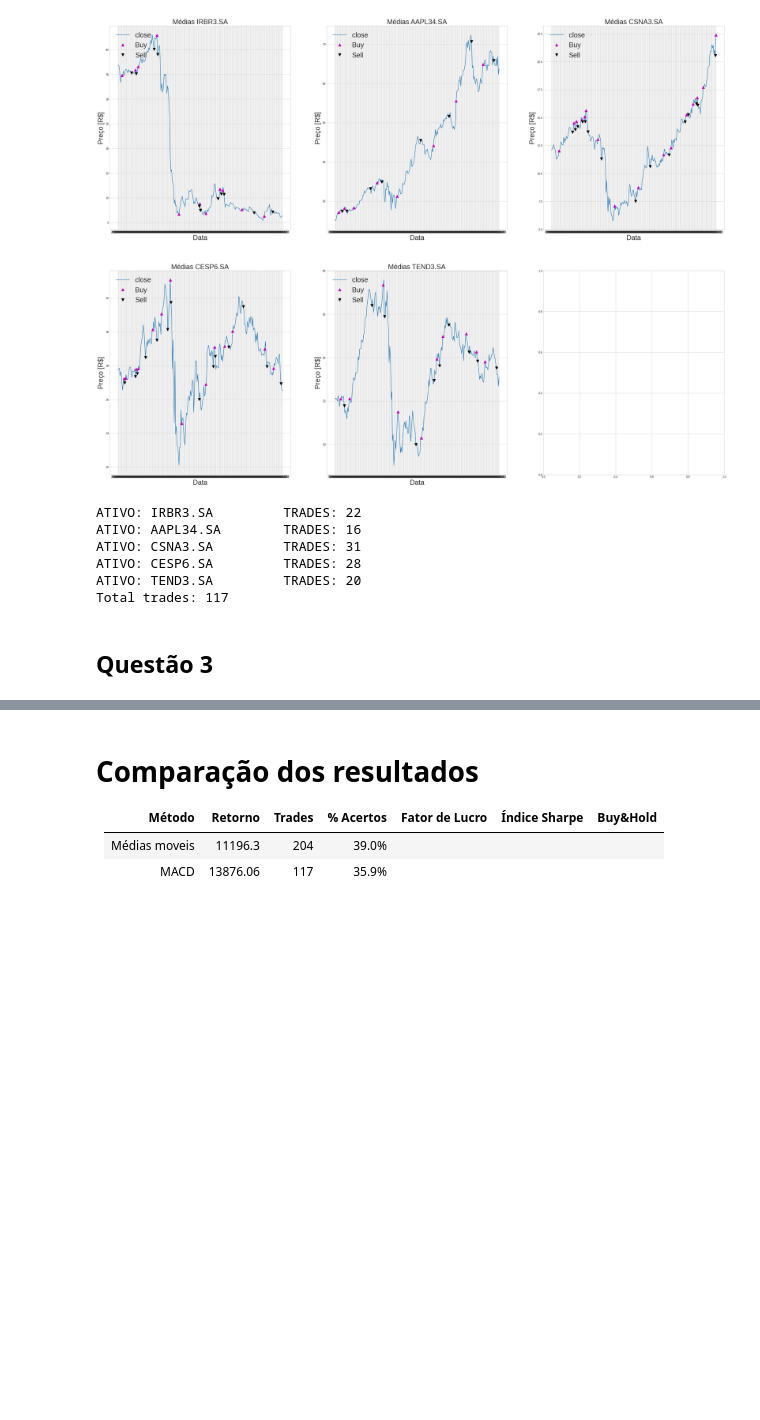
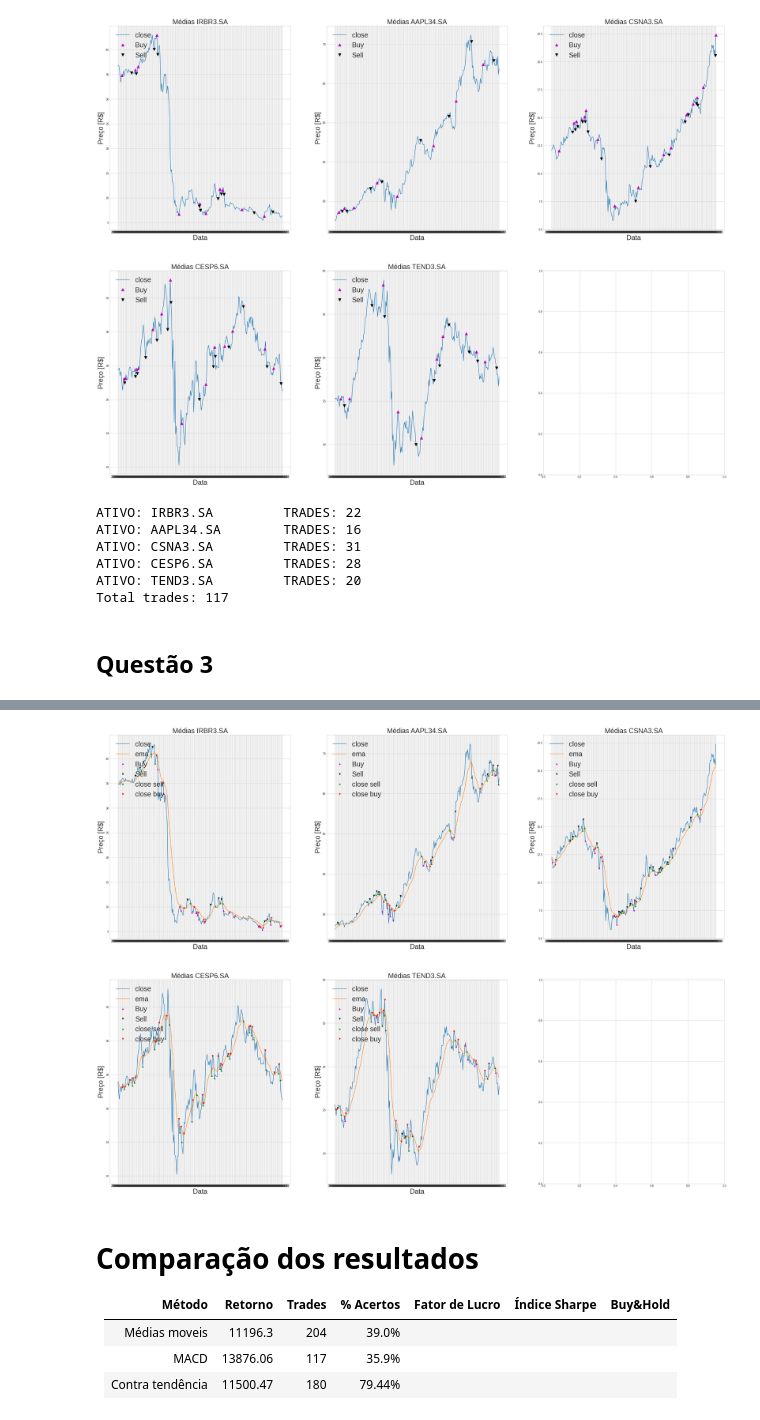
Before and after one commit to victorhdcoelho/SinaisFinanceiros-atividade02, a Jupyter notebook: Atividade02.ipynb, the cells around one changed output, grey strips where cells are left out. Drawn from its saved outputs; the diff is of its cells as text; code cells hidden in the pictures; blank space fills up the shorter version.

```diff
--- a/Atividade02.ipynb
+++ b/Atividade02.ipynb
@@ -96,12 +98,12 @@ def plot_buy_sell_again_t(df):
         filter_buy = df[ativo][ativo][df[ativo]["exit_pos"] == 1.0].index
         axs[pos[0], pos[1]].plot(df[ativo][ativo][df[ativo][ativo].index.isin(filter_buy)].index,
                  df[ativo][ativo][df[ativo][ativo].index.isin(filter_buy)],
-        '^', markersize=5, color='g', label='Buy')
+        '^', markersize=5, color='g', label='close sell')
 
         filter_sell = df[ativo][ativo][df[ativo]["exit_pos"] == -1.0].index
         axs[pos[0], pos[1]].plot(df[ativo][ativo][df[ativo][ativo].index.isin(filter_sell)].index,
                  df[ativo][ativo][df[ativo][ativo].index.isin(filter_sell)],
-        'v', markersize=5, color='r', label='Sell')
+        'v', markersize=5, color='r', label='close buy')
 
         axs[pos[0], pos[1]].legend(loc='upper left', fontsize=25)
 # %% [markdown]
@@ -338,7 +357,6 @@ for ativo in ativos:
     train_split[ativo]["afastamento"] = train_split[ativo][ativo] - train_split[ativo]["ema"]
     sinal = train_split[ativo]["afastamento"].mean()
     train_split[ativo] = train_split[ativo].dropna()
-    print(ativo, sinal)
     train_split[ativo]["signal_sell"] = 0
     train_split[ativo]["signal_buy"] = 0
     # SELL
@@ -348,3 +366,18 @@ for ativo in ativos:
     train_split[ativo]["position"] = train_split[ativo]["signal_sell"] + train_split[ativo]["signal_buy"]
     train_split[ativo]["exit"], train_split[ativo]["exit_pos"] = chagevalue(train_split[ativo])
     train_split[ativo]["position"].loc[train_split[ativo]["exit"] != True] = 0
+
+
+    test_split[ativo]["ema"], _ = get_ema_cols(test_split[ativo], window, window)
+    test_split[ativo]["afastamento"] = test_split[ativo][ativo] - test_split[ativo]["ema"]
+    sinal = test_split[ativo]["afastamento"].mean()
+    test_split[ativo] = test_split[ativo].dropna()
+    test_split[ativo]["signal_sell"] = 0
+    test_split[ativo]["signal_buy"] = 0
+    # SELL
+    test_split[ativo]["signal_sell"] = np.where(test_split[ativo]["afastamento"] > sinal, -1.0, 0.0)
+    # BUY
+    test_split[ativo]["signal_buy"] = np.where(test_split[ativo]["afastamento"] < (-1 * sinal), 1.0, 0.0)
+    test_split[ativo]["position"] = test_split[ativo]["signal_sell"] + test_split[ativo]["signal_buy"]
+    test_split[ativo]["exit"], test_split[ativo]["exit_pos"] = chagevalue(test_split[ativo])
+    test_split[ativo]["position"].loc[test_split[ativo]["exit"] != True] = 0
@@ -378,3 +444,7 @@ plot_buy_sell_again_t(train_split)
+# %%
+plot_buy_sell_again_t(test_split)
+# %% [output]
+[figure, added]
 # %% [markdown]
 # Comparação dos resultados
 
@@ -382,3 +452,4 @@ plot_buy_sell_again_t(train_split)
 |---|---|---|---|---|---|---|
 |Médias moveis|11196.3|204|39.0%||||
 |MACD|13876.06|117|35.9%||||
+|Contra tendência|11500.47|180|79.44%||||
```
Also changed, not shown: parts of 11 cells of this notebook, 1 other file.
